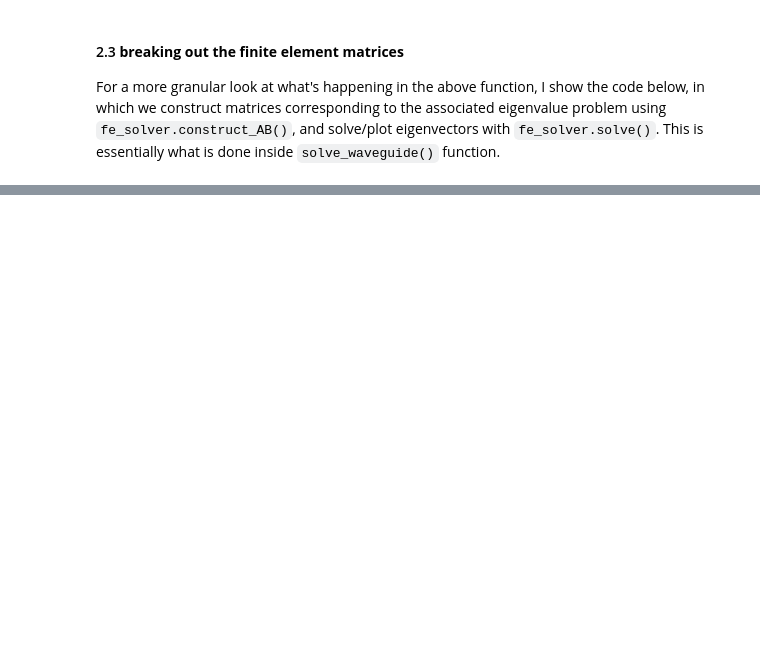
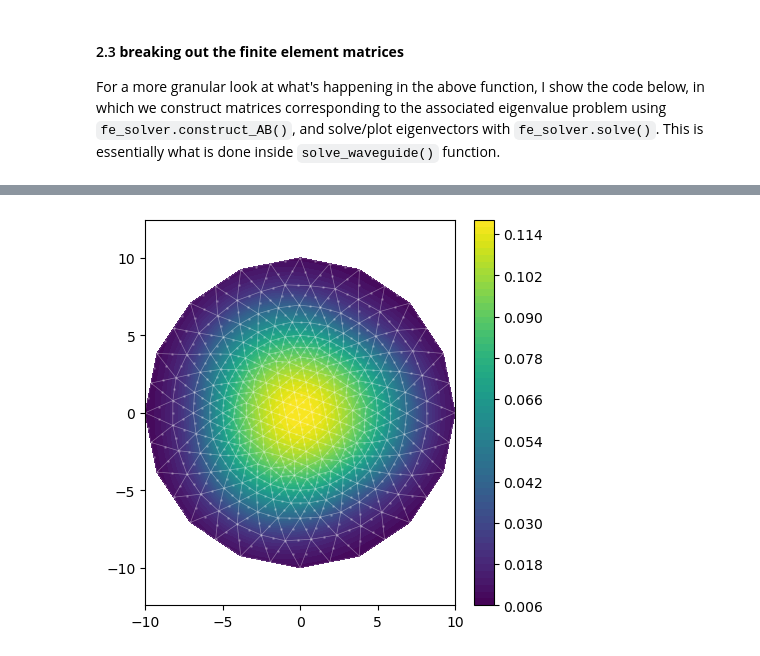
Before and after one commit to SAIL-Labs/wavesolve, a Jupyter notebook: getting-started.ipynb, the cells around one changed output, grey strips where cells are left out. Saved outputs shown, nothing was run; the diff lists cells and outputs as text; code cells hidden in the pictures; blank space fills up the shorter version.

```diff
--- a/getting-started.ipynb
+++ b/getting-started.ipynb
@@ -90,6 +90,7 @@ Now let's project the solution (eigenfunction) to a rectangular grid. For this w
 from wavesolve.fe_solver import interpolate,get_tri_idxs,get_interp_weights
 import matplotlib.pyplot as plt
 import numpy as np
+from wavesolve.mesher import construct_meshtree
 
 # first, define the rectangular grid to interpolate onto
 xmax = 20 #um
@@ -101,7 +102,8 @@ xa = np.linspace(-xmax,xmax,res)
 ya = np.linspace(-ymax,ymax,res)
 
 # interpolate the first eigenvector for the 3-port PL.
-v0_interp = interpolate(v_PL[0],PL,xa,ya,tri_idxs=None,interp_weights=None)
+PLtree = construct_meshtree(PL)
+v0_interp = interpolate(v_PL[0],PL,xa,ya,tri_idxs=None,interp_weights=None,meshtree=PLtree)
 
 # or:
 # tri_idxs = get_tri_idxs(PL,xa,ya)
@@ -195,0 +170,9 @@ for modeind in range(N_PL): # number of modes
+# %%
+from wavesolve.fe_solver import mesh_interpolate
+from wavesolve.fe_solver import plot_eigenvector
+
+v_resampled = mesh_interpolate(v_PL[0],PL,fib,PLtree)
+
+plot_eigenvector(fib,v_resampled,show_mesh=True)
+# %% [output]
+[figure, added]
```
Also changed, not shown: parts of 9 cells of this notebook, 2 other files.
